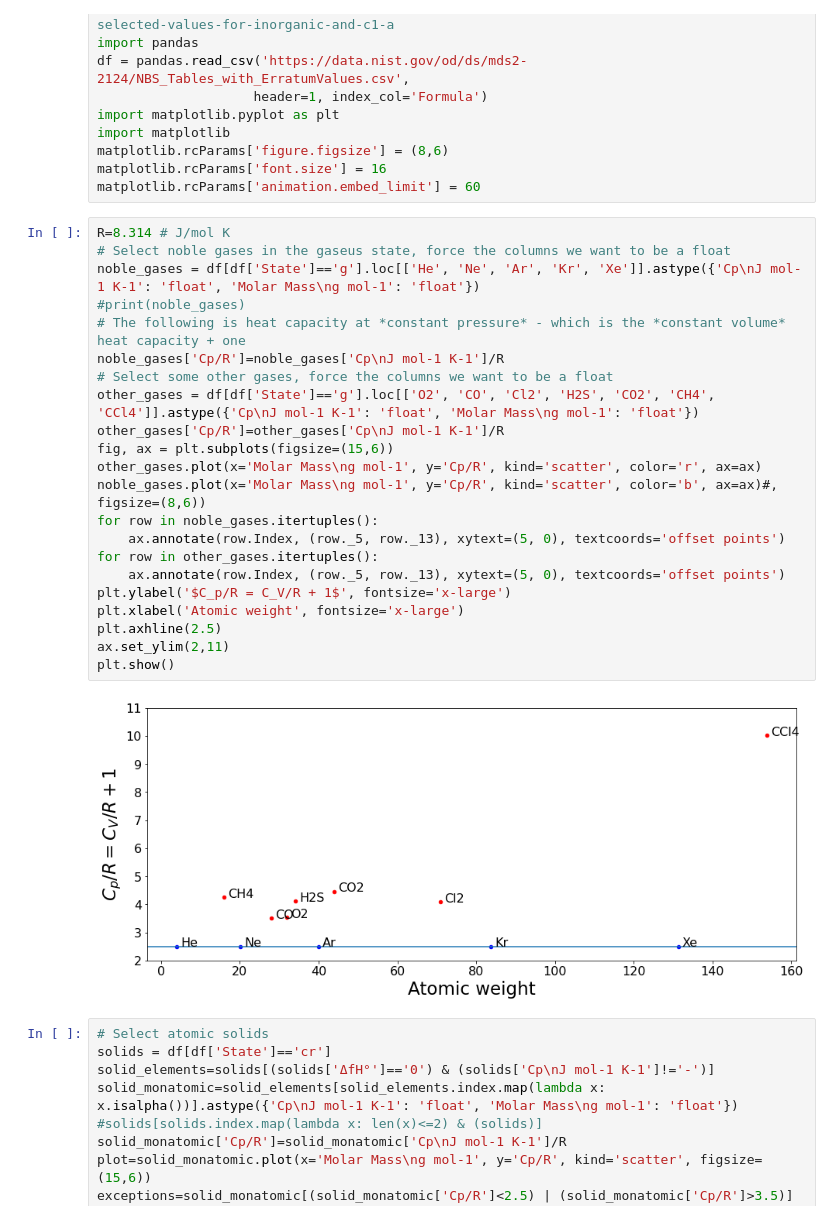
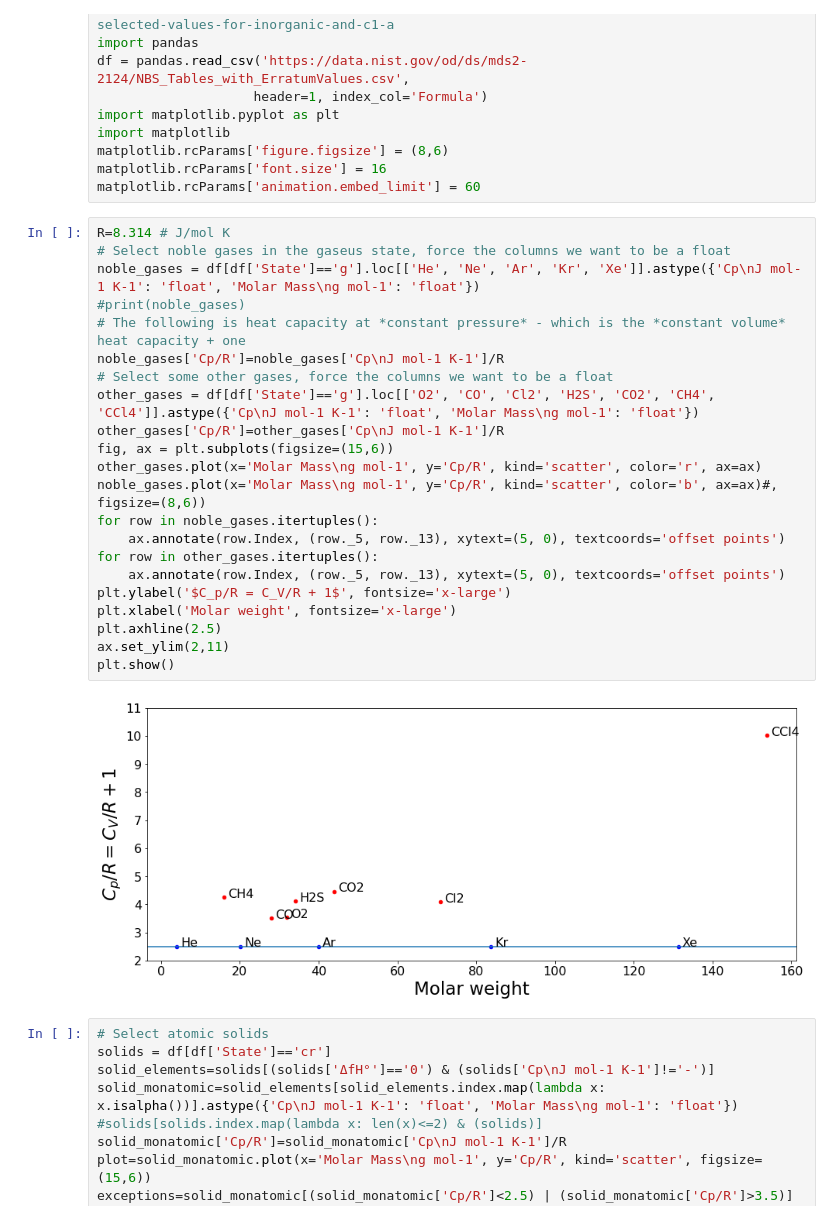
Before and after one commit to ponyisi/phy_355_fall2020, a Jupyter notebook: 9 - Thermodynamics.ipynb, the cells around one changed output. Saved outputs shown, nothing was run; the diff lists cells and outputs as text.

```diff
--- a/9 - Thermodynamics.ipynb
+++ b/9 - Thermodynamics.ipynb
@@ -160,27 +160,27 @@ matplotlib.rcParams['animation.embed_limit'] = 60
 # %%
 R=8.314 # J/mol K
 # Select noble gases in the gaseus state, force the columns we want to be a float
 noble_gases = df[df['State']=='g'].loc[['He', 'Ne', 'Ar', 'Kr', 'Xe']].astype({'Cp\nJ mol-1 K-1': 'float', 'Molar Mass\ng mol-1': 'float'})
 #print(noble_gases)
 # The following is heat capacity at *constant pressure* - which is the *constant volume* heat capacity + one
 noble_gases['Cp/R']=noble_gases['Cp\nJ mol-1 K-1']/R
 # Select some other gases, force the columns we want to be a float
 other_gases = df[df['State']=='g'].loc[['O2', 'CO', 'Cl2', 'H2S', 'CO2', 'CH4', 'CCl4']].astype({'Cp\nJ mol-1 K-1': 'float', 'Molar Mass\ng mol-1': 'float'})
 other_gases['Cp/R']=other_gases['Cp\nJ mol-1 K-1']/R
 fig, ax = plt.subplots(figsize=(15,6))
 other_gases.plot(x='Molar Mass\ng mol-1', y='Cp/R', kind='scatter', color='r', ax=ax)
 noble_gases.plot(x='Molar Mass\ng mol-1', y='Cp/R', kind='scatter', color='b', ax=ax)#, figsize=(8,6))
 for row in noble_gases.itertuples():
     ax.annotate(row.Index, (row._5, row._13), xytext=(5, 0), textcoords='offset points')
 for row in other_gases.itertuples():
     ax.annotate(row.Index, (row._5, row._13), xytext=(5, 0), textcoords='offset points')
 plt.ylabel('$C_p/R = C_V/R + 1$', fontsize='x-large')
-plt.xlabel('Atomic weight', fontsize='x-large')
+plt.xlabel('Molar weight', fontsize='x-large')
 plt.axhline(2.5)
 ax.set_ylim(2,11)
 plt.show()
 # %% [output]
-[figure, old version]
+[figure, new version]
 # %%
 # Select atomic solids
 solids = df[df['State']=='cr']
```
